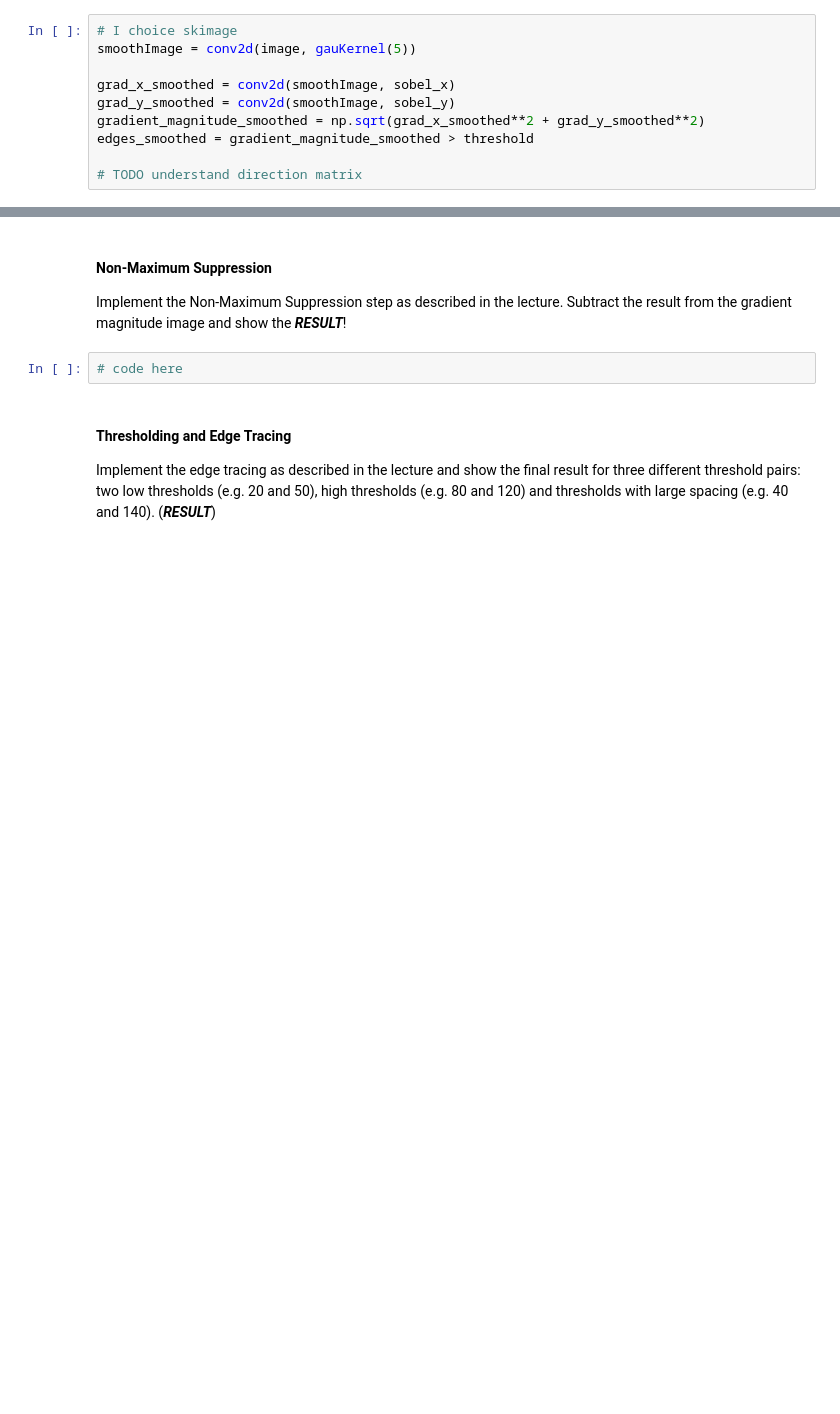
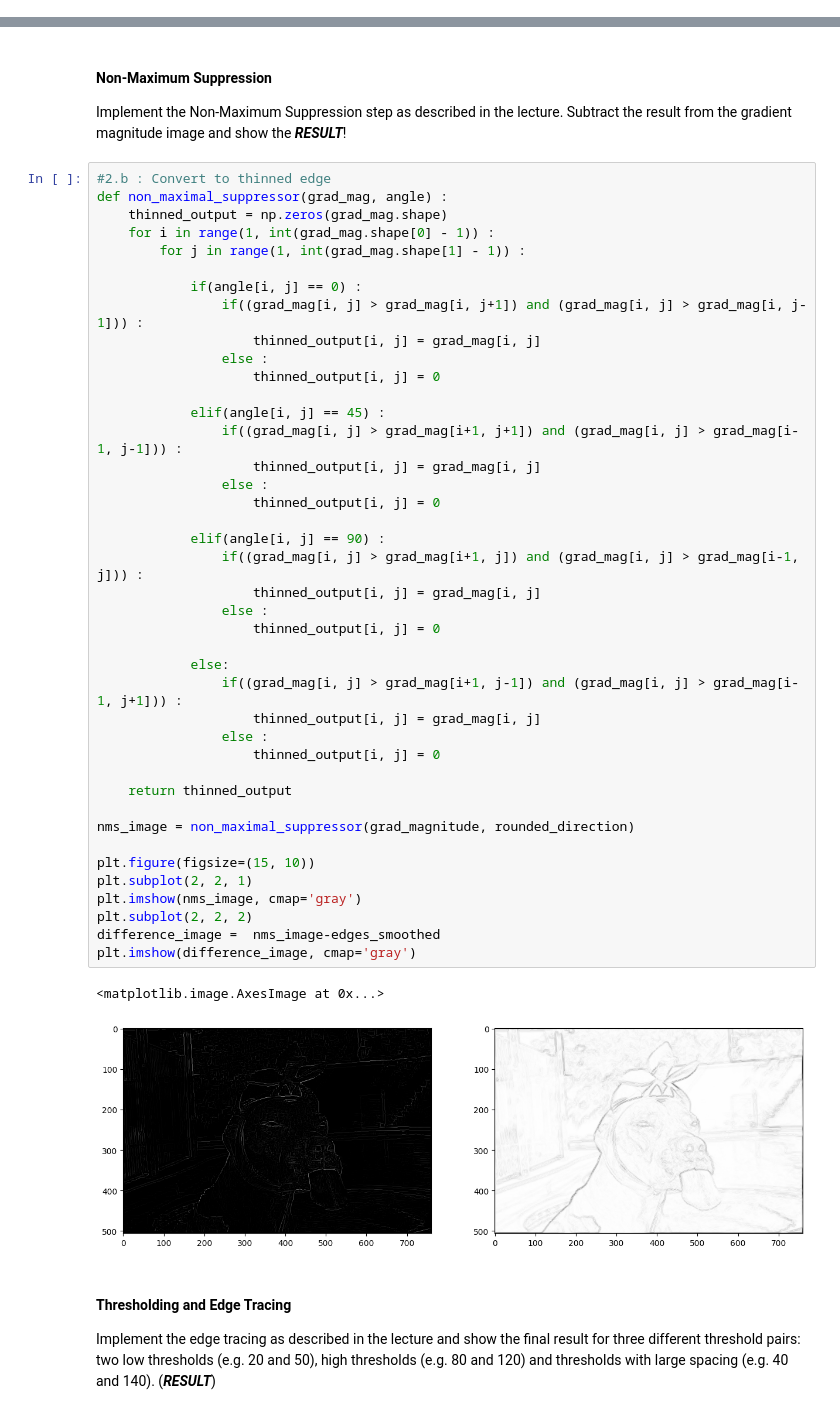
Before and after one commit to DuckDackRun/computer-vision, a Jupyter notebook: assignment02.ipynb, the cells around one changed output, grey strips where cells are left out. Saved outputs shown, nothing was run; the diff lists cells and outputs as text; blank space fills up the shorter version.

```diff
--- a/assignment02.ipynb
+++ b/assignment02.ipynb
@@ -113,13 +118,3 @@ plt.show()
 
 #### Preprocessing
 If you haven't yet: smooth the image with a Gaussian of your choice. Then use the Sobel operator to create the gradient magnitude and direction matrices according to the lecture. Round the gradient directions to the 8-neighbor's directions. Display all intermediate ***RESULT***s!
-# %%
-# I choice skimage
-smoothImage = conv2d(image, gauKernel(5))
-
-grad_x_smoothed = conv2d(smoothImage, sobel_x)
-grad_y_smoothed = conv2d(smoothImage, sobel_y)
-gradient_magnitude_smoothed = np.sqrt(grad_x_smoothed**2 + grad_y_smoothed**2)
-edges_smoothed = gradient_magnitude_smoothed > threshold
-
-# TODO understand direction matrix
@@ -126,8 +192,50 @@ edges_smoothed = gradient_magnitude_smoothed > threshold
 # %% [markdown]
 #### Non-Maximum Suppression
 Implement the Non-Maximum Suppression step as described in the lecture. Subtract the result from the gradient magnitude image and show the ***RESULT***!
-# %%
-# code here
+# %%
+#2.b : Convert to thinned edge
+def non_maximal_suppressor(grad_mag, angle) :
+    thinned_output = np.zeros(grad_mag.shape)
+    for i in range(1, int(grad_mag.shape[0] - 1)) :
+        for j in range(1, int(grad_mag.shape[1] - 1)) :
+
+            if(angle[i, j] == 0) :
+                if((grad_mag[i, j] > grad_mag[i, j+1]) and (grad_mag[i, j] > grad_mag[i, j-1])) :
+                    thinned_output[i, j] = grad_mag[i, j]
+                else :
+                    thinned_output[i, j] = 0
+
+            elif(angle[i, j] == 45) :
+                if((grad_mag[i, j] > grad_mag[i+1, j+1]) and (grad_mag[i, j] > grad_mag[i-1, j-1])) :
+                    thinned_output[i, j] = grad_mag[i, j]
+                else :
+                    thinned_output[i, j] = 0
+
+            elif(angle[i, j] == 90) :
+                if((grad_mag[i, j] > grad_mag[i+1, j]) and (grad_mag[i, j] > grad_mag[i-1, j])) :
+                    thinned_output[i, j] = grad_mag[i, j]
+                else :
+                    thinned_output[i, j] = 0
+
+            else:
+                if((grad_mag[i, j] > grad_mag[i+1, j-1]) and (grad_mag[i, j] > grad_mag[i-1, j+1])) :
+                    thinned_output[i, j] = grad_mag[i, j]
+                else :
+                    thinned_output[i, j] = 0
+
+    return thinned_output
+
+nms_image = non_maximal_suppressor(grad_magnitude, rounded_direction)
+
+plt.figure(figsize=(15, 10))
+plt.subplot(2, 2, 1)
+plt.imshow(nms_image, cmap='gray')
+plt.subplot(2, 2, 2)
+difference_image =  nms_image-edges_smoothed
+plt.imshow(difference_image, cmap='gray')
+# %% [output]
+<matplotlib.image.AxesImage at 0x...>
+[figure, added]
 # %% [markdown]
 #### Thresholding and Edge Tracing
 Implement the edge tracing as described in the lecture and show the final result for three different threshold pairs: two low thresholds (e.g. 20 and 50), high thresholds (e.g. 80 and 120) and thresholds with large spacing (e.g. 40 and 140). (***RESULT***)
```
Also changed, not shown: parts of 11 cells of this notebook, 1 other file.
